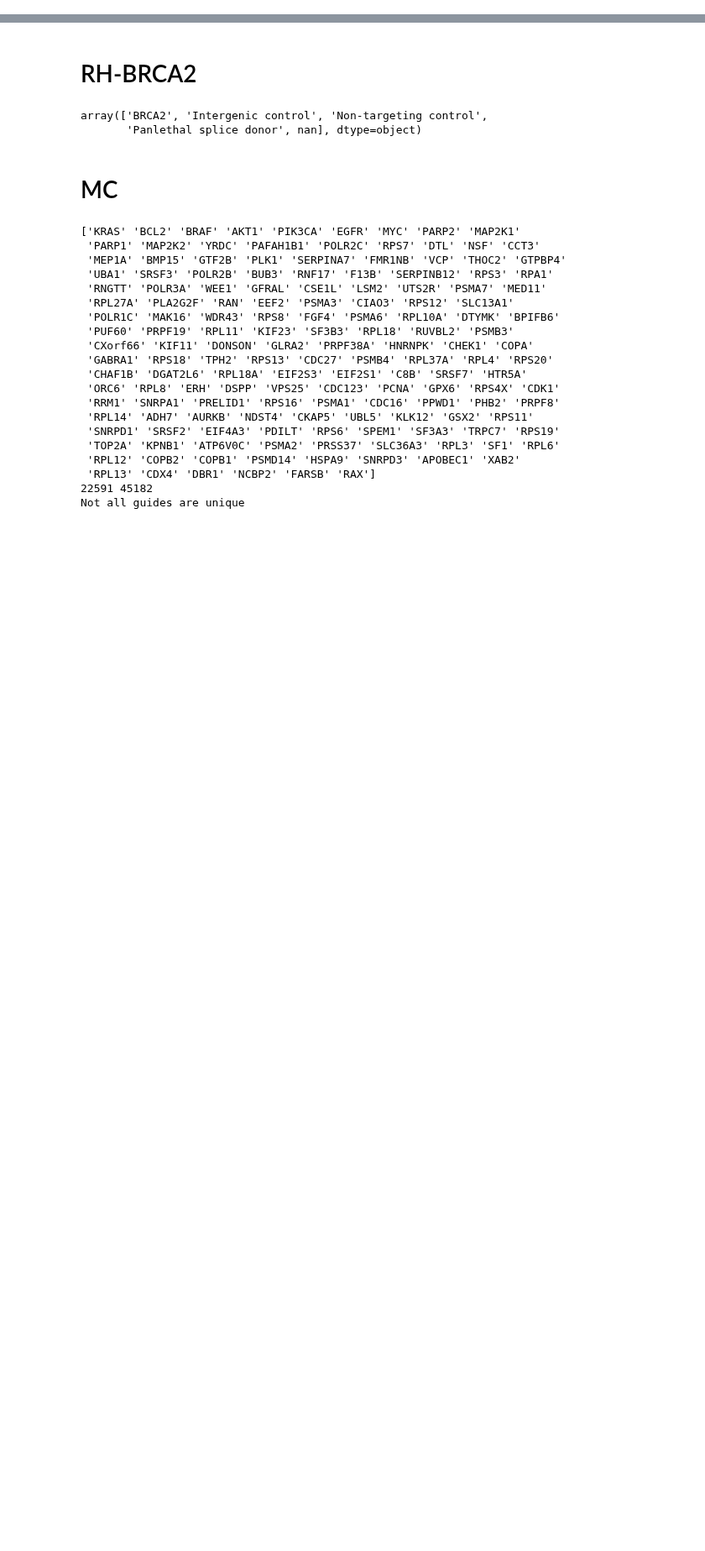
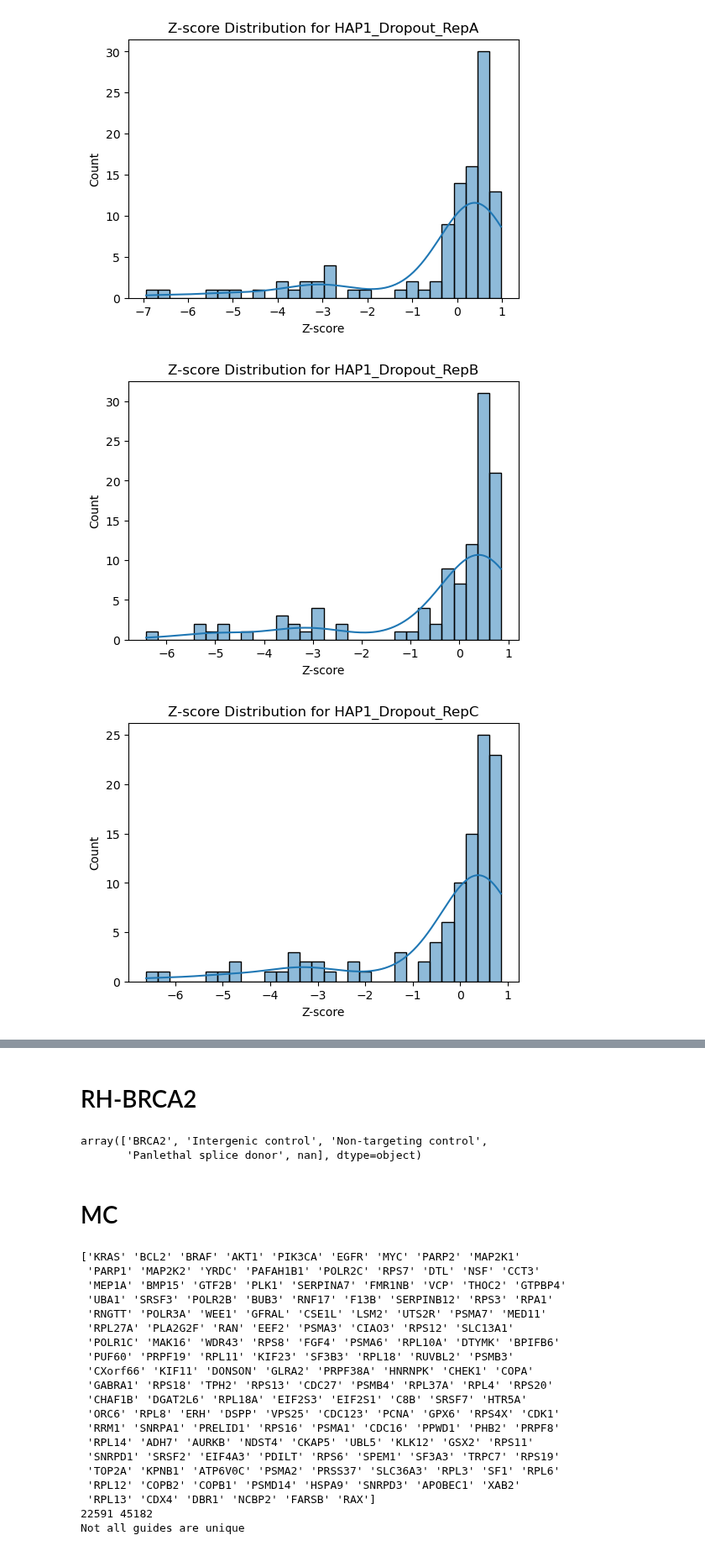
Before and after one commit to QuantitativeBiology/BECancerResistome, a Jupyter notebook: BECancerResistome/quality_control/quality_control.ipynb, the cells around one changed output, grey strips where cells are left out. Shown at 84% size. Cells and saved outputs as stored; diff of their text form; code cells hidden in the pictures; blank space fills up the shorter version.

```diff
--- a/BECancerResistome/quality_control/quality_control.ipynb
+++ b/BECancerResistome/quality_control/quality_control.ipynb
@@ -95,0 +186,13 @@ plt.show()
+# %%
+
+for col in score_columns:
+    plt.figure(figsize=(6, 4))
+    sns.histplot(BRCA1_PRC[col], bins=30, kde=True)
+    plt.title(f"Z-score Distribution for {col}")
+    plt.xlabel("Z-score")
+    plt.ylabel("Count")
+    plt.show()
+# %% [output]
+[figure, added]
+[figure, added]
+[figure, added]
```
Also changed, not shown: parts of 15 cells of this notebook.
